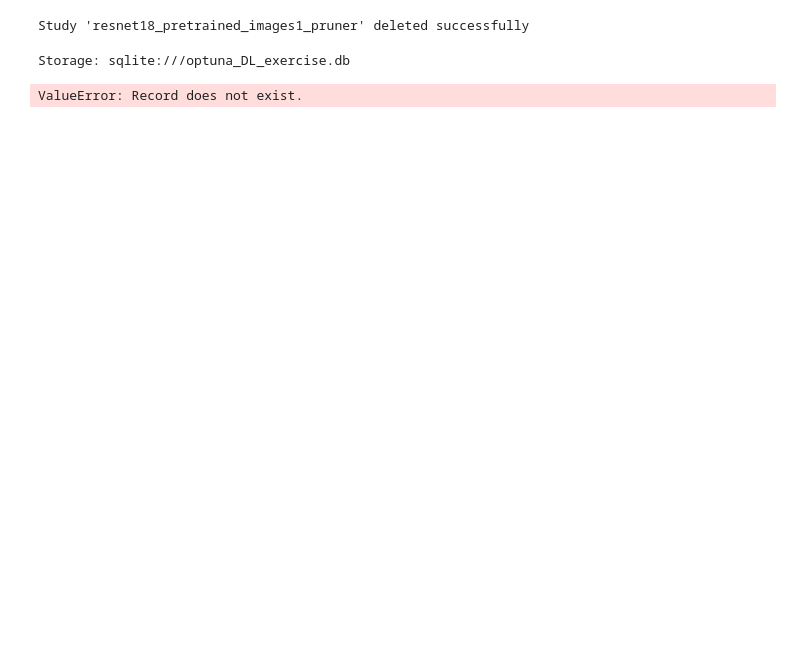
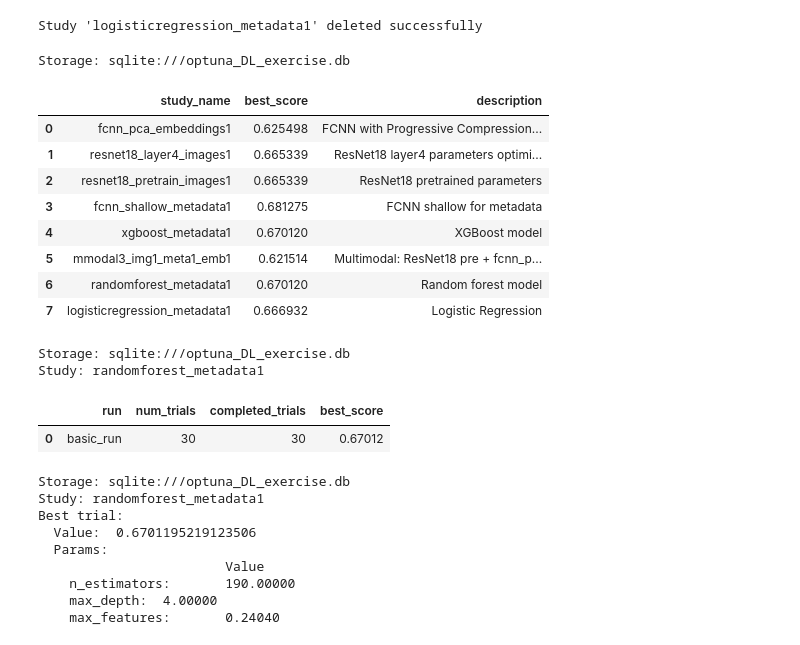
Before and after one commit to mapardo-lab/exerciseDLKeepcoding, a Jupyter notebook: checkResultsOptuna.ipynb, the cells around one changed output. Drawn from its saved outputs; the diff is of its cells as text; code cells hidden in the pictures; blank space fills up the shorter version.

```diff
--- a/checkResultsOptuna.ipynb
+++ b/checkResultsOptuna.ipynb
@@ -5,6 +5,23 @@
 # %%
 from utilsOptuna import remove_study_from_storage
 
-remove_study_from_storage('sqlite:///optuna_DL_exercise.db', 'resnet18_pretrained_images1_pruner')
+remove_study_from_storage('sqlite:///optuna_DL_exercise.db', 'logisticregression_metadata1')
 # %% [output]
-Study 'resnet18_pretrained_images1_pruner' deleted successfully
+Study 'logisticregression_metadata1' deleted successfully
+# %%
+from utilsOptuna import info_studies_from_storage
+
+storage = 'sqlite:///optuna_DL_exercise.db'
+print(f"Storage: {storage}")
+info_studies_from_storage(storage)
+# %% [output]
+Storage: sqlite:///optuna_DL_exercise.db
+|  | study_name | best_score | description |
+| 0 | fcnn_pca_embeddings1 | 0.625498 | FCNN with Progressive Compression... |
+| 1 | resnet18_layer4_images1 | 0.665339 | ResNet18 layer4 parameters optimi... |
+| 2 | resnet18_pretrain_images1 | 0.665339 | ResNet18 pretrained parameters |
+| 3 | fcnn_shallow_metadata1 | 0.681275 | FCNN shallow for metadata |
+| 4 | xgboost_metadata1 | 0.670120 | XGBoost model |
+| 5 | mmodal3_img1_meta1_emb1 | 0.621514 | Multimodal: ResNet18 pre + fcnn_p... |
+| 6 | randomforest_metadata1 | 0.670120 | Random forest model |
+| 7 | logisticregression_metadata1 | 0.666932 | Logistic Regression |
@@ -11,38 +37,31 @@ Study 'resnet18_pretrained_images1_pruner' deleted successfully
+# %%
+from utilsOptuna import info_runs_from_study
+
+# get info for runs of a study
+print(f"Storage: {storage}")
+print(f"Study: {study_name}")
+#info_runs_from_study(study.trials, extended=True)
+info_runs_from_study(study.trials)
+# %% [output]
+Storage: sqlite:///optuna_DL_exercise.db
+Study: randomforest_metadata1
+|  | run | num_trials | completed_trials | best_score |
+| 0 | basic_run | 30 | 30 | 0.67012 |
 # %%
-import optuna
-from utilsOptuna import info_studies_from_storage, user_attr_study, get_info_runs, plot_slice, optuna_results
+from utilsOptuna import optuna_results
 
-storage = 'sqlite:///optuna_DL_exercise.db'
-print(f"Storage: {storage}")
-print(info_studies_from_storage(storage)) # for a storage(project) show studies info
-print("\n")
-
-storage = 'sqlite:///optuna_DL_exercise.db'
-study_name = 'resnet18_pretrained_images1'
-study = optuna.load_study(
-    study_name = study_name,
-    storage = storage
-)
-
-# get info for a study
-print(f"Storage: {storage}")
-print(f"Study: {study_name}")
-user_attr_study(study) # for a study show info
-print(f"Total number of trials -- {len(study.trials)}\n") # Total number of trials
-
-# get info for runs of a study
-print(f"Storage: {storage}")
-print(f"Study: {study_name}")
-print(get_info_runs(study.trials)) # info by runs (set of trials)
-
-print("\n")
 # output for best_trial
 print(f"Storage: {storage}")
 print(f"Study: {study_name}")
 optuna_results(study)
-
-print(study.pruner)
 # %% [output]
 Storage: sqlite:///optuna_DL_exercise.db
+Study: randomforest_metadata1
+Best trial:
+  Value:  0.6701195219123506
+  Params:
+                        Value
+    n_estimators:       190.00000
+    max_depth:  4.00000
+    max_features:       0.24040
-ValueError: Record does not exist.
 # %%
```
Also changed, not shown: parts of 6 cells of this notebook, 50 other files.
